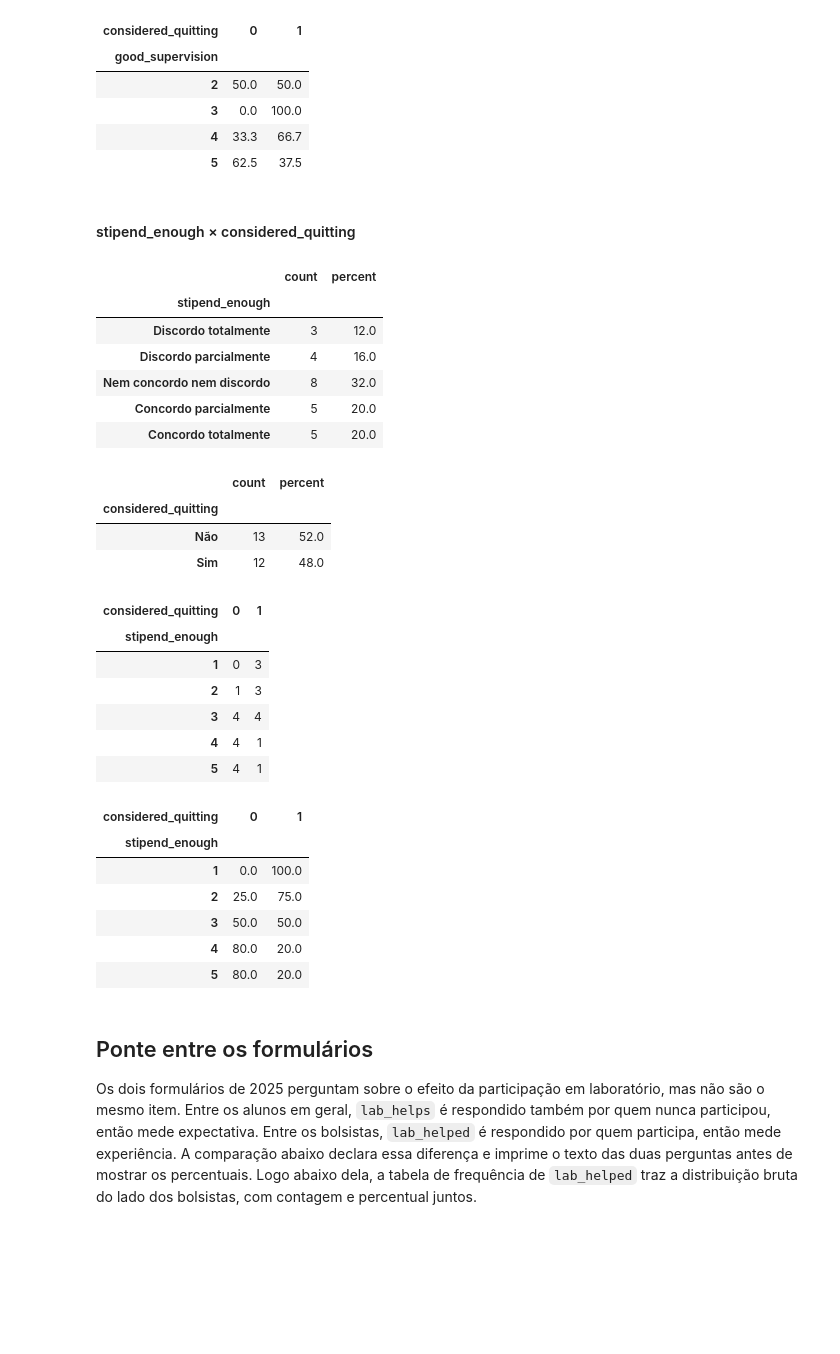
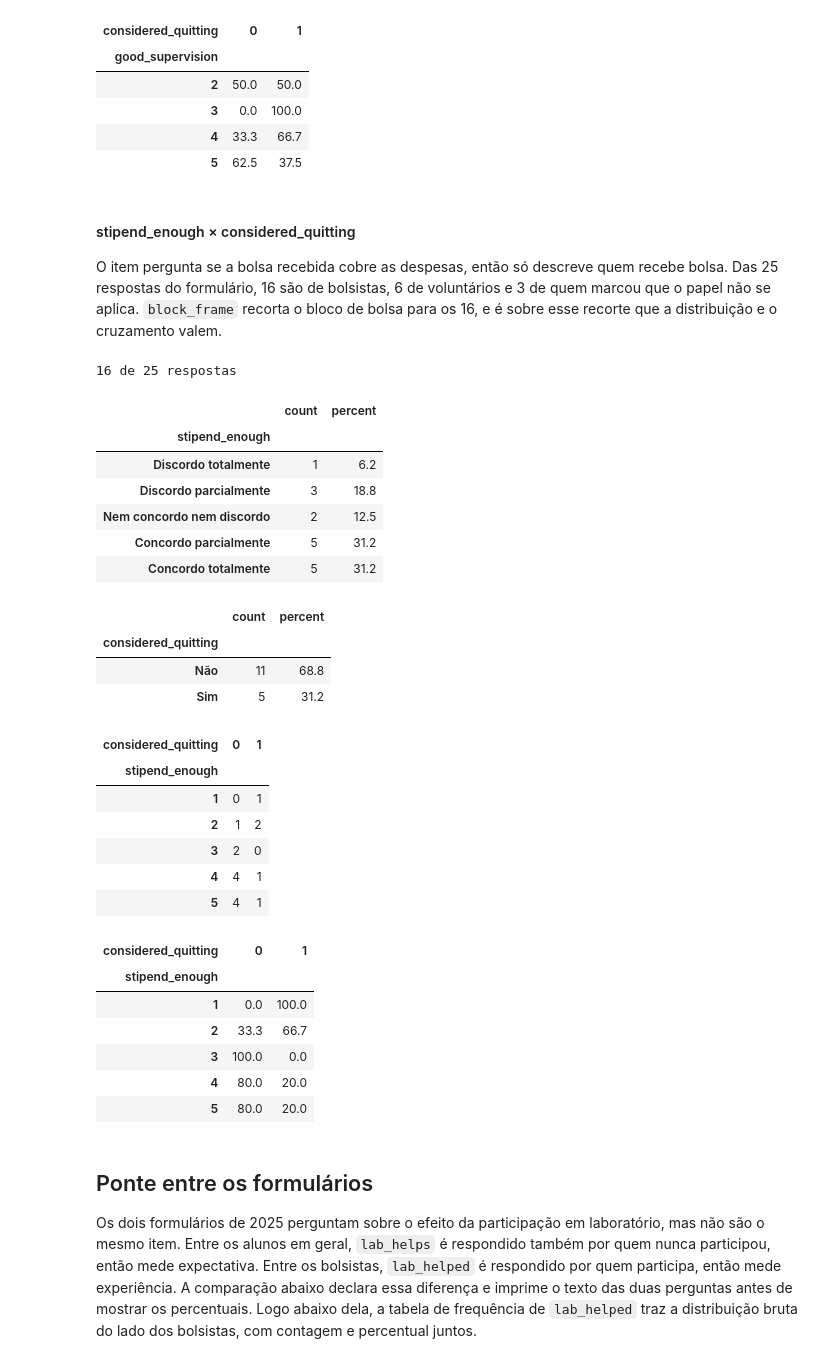
Before and after one commit to Gabriel-c0Nsp/analise-motivacao, a Jupyter notebook: analise-motivacao.ipynb, the cells around one changed output. Cells and saved outputs as stored; diff of their text form; code cells hidden in the pictures; blank space fills up the shorter version.

Commit message:
recorte por bloco e escopo do bloco de bolsa

```diff
--- a/analise-motivacao.ipynb
+++ b/analise-motivacao.ipynb
@@ -591,36 +592,46 @@ display(crosstab_rowperc(researchers_2025_06, "good_supervision", "considered_qu
 | 5 | 62.5 | 37.5 |
 # %% [markdown]
 #### stipend_enough × considered_quitting
+
+O item pergunta se a bolsa recebida cobre as despesas, então só descreve quem
+recebe bolsa. Das 25 respostas do formulário, 16 são de bolsistas, 6 de
+voluntários e 3 de quem marcou que o papel não se aplica. `block_frame` recorta
+o bloco de bolsa para os 16, e é sobre esse recorte que a distribuição e o
+cruzamento valem.
 # %%
-display(freq_table(researchers_2025_06, "stipend_enough"))
-display(freq_table(researchers_2025_06, "considered_quitting"))
+bolsistas_2025 = block_frame(researchers_2025_06, "stipend")
+print("%d de %d respostas" % (len(bolsistas_2025), len(researchers_2025_06)))
 
-display(crosstab_counts(researchers_2025_06, "stipend_enough", "considered_quitting"))
-display(crosstab_rowperc(researchers_2025_06, "stipend_enough", "considered_quitting"))
+display(freq_table(bolsistas_2025, "stipend_enough"))
+display(freq_table(bolsistas_2025, "considered_quitting"))
+
+display(crosstab_counts(bolsistas_2025, "stipend_enough", "considered_quitting"))
+display(crosstab_rowperc(bolsistas_2025, "stipend_enough", "considered_quitting"))
 # %% [output]
+16 de 25 respostas
 |  | count | percent |
 | stipend_enough |  |  |
-| Discordo totalmente | 3 | 12.0 |
-| Discordo parcialmente | 4 | 16.0 |
-| Nem concordo nem discordo | 8 | 32.0 |
-| Concordo parcialmente | 5 | 20.0 |
-| Concordo totalmente | 5 | 20.0 |
+| Discordo totalmente | 1 | 6.2 |
+| Discordo parcialmente | 3 | 18.8 |
+| Nem concordo nem discordo | 2 | 12.5 |
+| Concordo parcialmente | 5 | 31.2 |
+| Concordo totalmente | 5 | 31.2 |
 |  | count | percent |
 | considered_quitting |  |  |
-| Não | 13 | 52.0 |
-| Sim | 12 | 48.0 |
+| Não | 11 | 68.8 |
+| Sim | 5 | 31.2 |
 | considered_quitting | 0 | 1 |
 | stipend_enough |  |  |
-| 1 | 0 | 3 |
-| 2 | 1 | 3 |
-| 3 | 4 | 4 |
+| 1 | 0 | 1 |
+| 2 | 1 | 2 |
+| 3 | 2 | 0 |
 | 4 | 4 | 1 |
 | 5 | 4 | 1 |
 | considered_quitting | 0 | 1 |
 | stipend_enough |  |  |
 | 1 | 0.0 | 100.0 |
-| 2 | 25.0 | 75.0 |
-| 3 | 50.0 | 50.0 |
+| 2 | 33.3 | 66.7 |
+| 3 | 100.0 | 0.0 |
 | 4 | 80.0 | 20.0 |
 | 5 | 80.0 | 20.0 |
 # %% [markdown]
```
Also changed, not shown: parts of 9 cells of this notebook, 9 other files.
